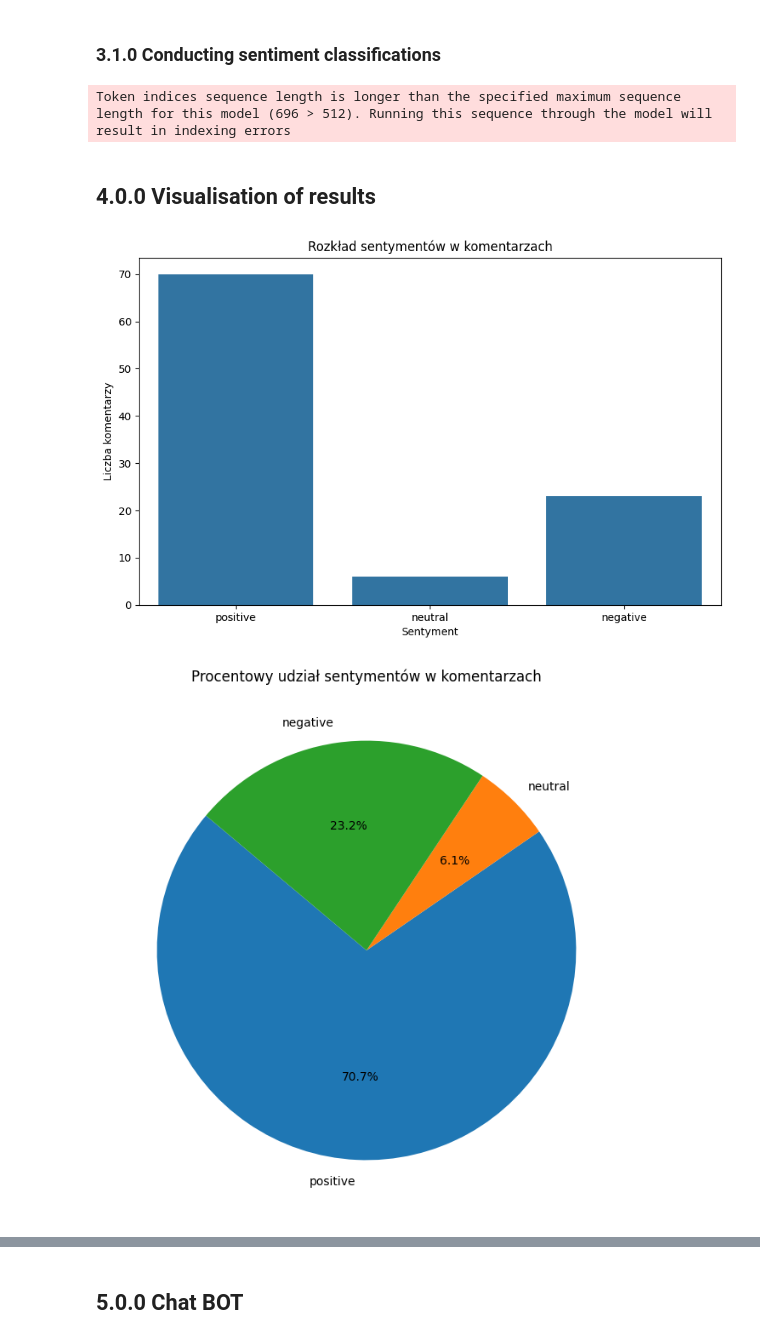
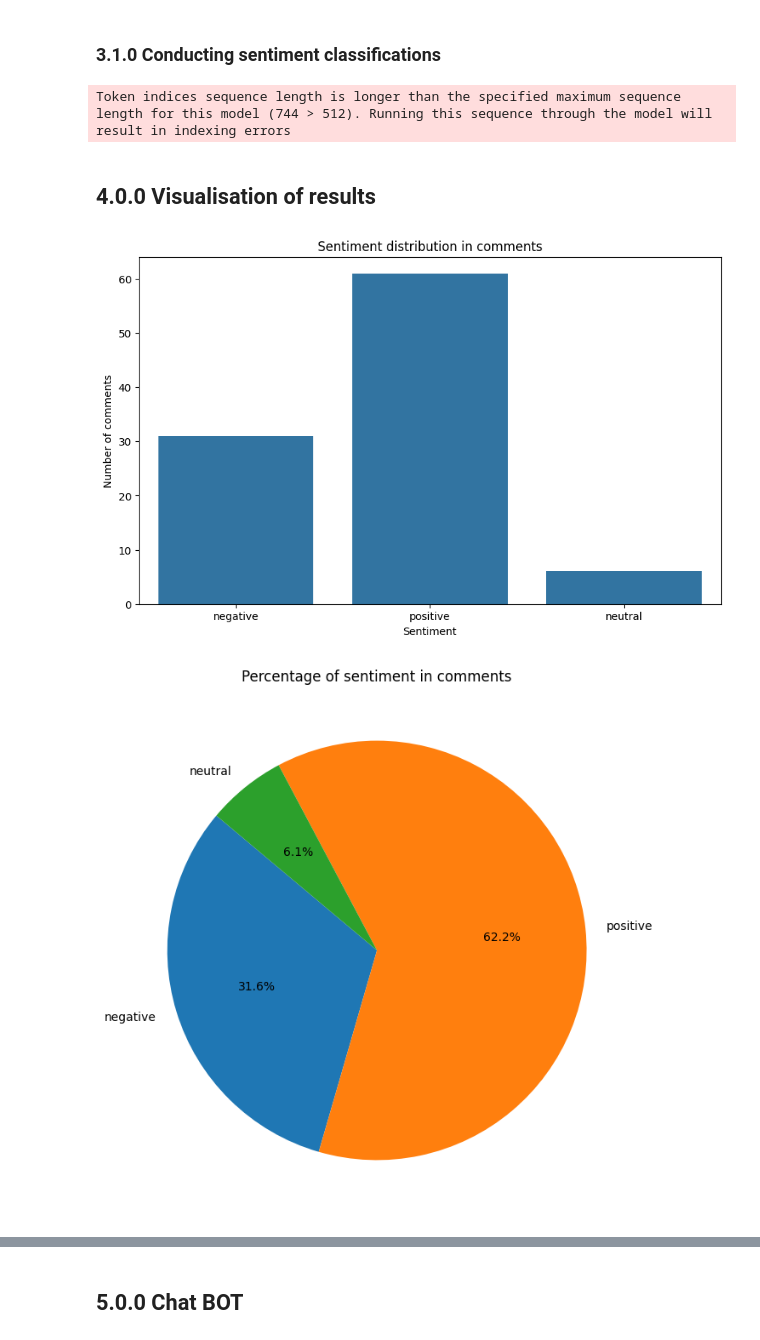
Before and after one commit to szymonszczurowski/Sentiment-Analysis-of-YouTube-Comments, a Jupyter notebook: Sentiment_Analysis_of_YouTube_Comments.ipynb, the cells around one changed output, grey strips where cells are left out. Drawn from its saved outputs; the diff is of its cells as text; code cells hidden in the pictures.

```diff
--- a/Sentiment_Analysis_of_YouTube_Comments.ipynb
+++ b/Sentiment_Analysis_of_YouTube_Comments.ipynb
@@ -65,7 +84,7 @@ youtube = googleapiclient.discovery.build(
 request = youtube.commentThreads().list(
     part="snippet",
     videoId=video_id,
-    maxResults=200
+    maxResults=500
 )
 response = request.execute()
 
@@ -139,7 +147,7 @@ for comment in filtered_comments:
     elif label == 'positive':
         positive_comments.append(comment)
 # %% [output]
-Token indices sequence length is longer than the specified maximum sequence length for this model (696 > 512). Running this sequence through the model will result in indexing errors
+Token indices sequence length is longer than the specified maximum sequence length for this model (744 > 512). Running this sequence through the model will result in indexing errors
 # %% [markdown]
 ## 4.0.0 Visualisation of results
 # %%
@@ -147,19 +155,19 @@ sentiment_counts = Counter(sentiment_scores)
 # %%
 plt.figure(figsize=(10, 6))
 sns.barplot(x=list(sentiment_counts.keys()), y=list(sentiment_counts.values()))
-plt.title('Rozkład sentymentów w komentarzach')
-plt.xlabel('Sentyment')
-plt.ylabel('Liczba komentarzy')
+plt.title('Sentiment distribution in comments')
+plt.xlabel('Sentiment')
+plt.ylabel('Number of comments')
 plt.show()
 # %% [output]
-[figure, old version]
+[figure, new version]
 # %%
 plt.figure(figsize=(8, 8))
 plt.pie(sentiment_counts.values(), labels=sentiment_counts.keys(), autopct='%1.1f%%', startangle=140)
-plt.title('Procentowy udział sentymentów w komentarzach')
+plt.title('Percentage of sentiment in comments')
 plt.show()
 # %% [output]
-[figure, old version]
+[figure, new version]
 # %%
 def create_wordcloud(text):
     wordcloud = WordCloud(width=800, height=800, background_color='white', min_font_size=10).generate(text)
```
Also changed, not shown: parts of 25 cells of this notebook.
